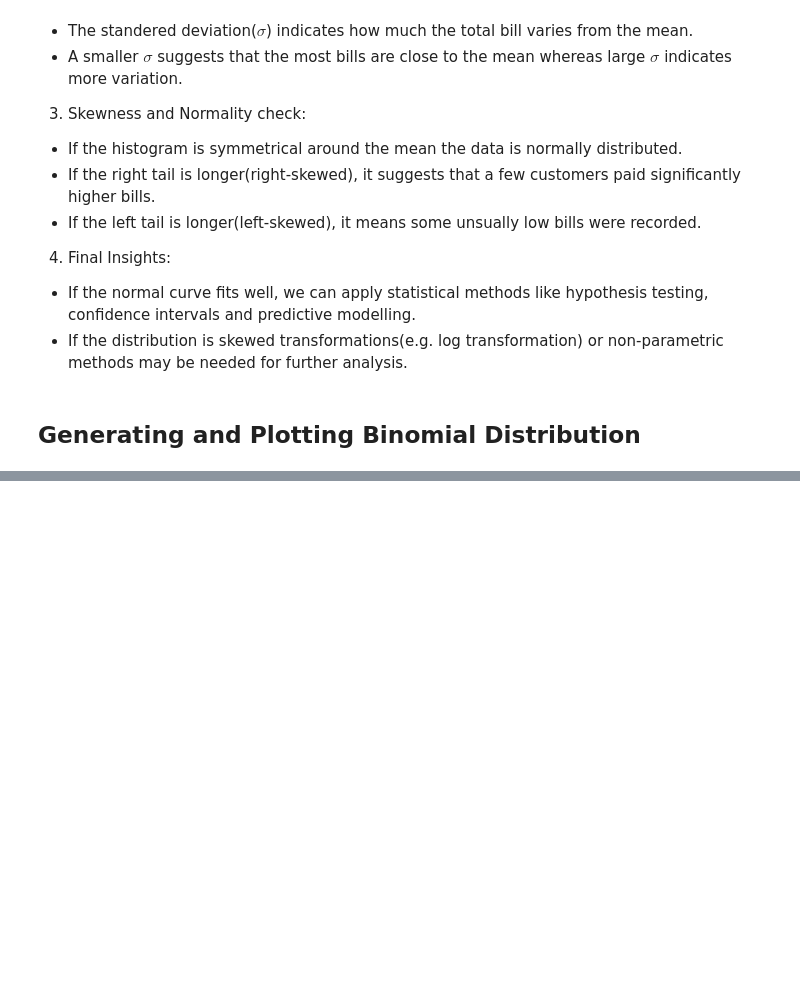
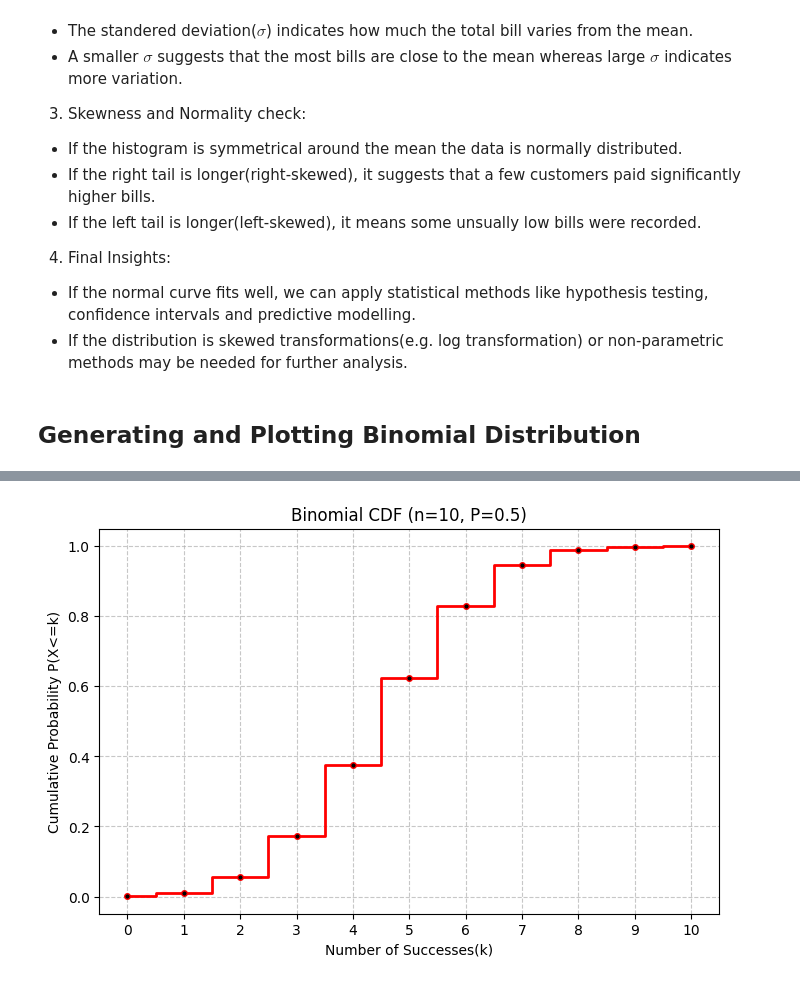
Before and after one commit to piyush-verma020/math-visualization, a Jupyter notebook: Probability.ipynb, the cells around one changed output, grey strips where cells are left out. Saved outputs shown, nothing was run; the diff lists cells and outputs as text; code cells hidden in the pictures; blank space fills up the shorter version.

```diff
--- a/Probability.ipynb
+++ b/Probability.ipynb
@@ -166,0 +218,12 @@ plt.show()
+# %%
+# Plotting CDF(Cumulative Distributive Function)
+plt.figure(figsize=(8,5))
+plt.step(k,binomial_cdf,color='red',where='mid',lw=2,marker='o',ms=4,mfc='black')
+plt.xlabel('Number of Successes(k)')
+plt.ylabel('Cumulative Probability P(X<=k)')
+plt.title(f'Binomial CDF (n={n}, P={p})')
+plt.grid(axis='both',ls='--',alpha=0.7)
+plt.xticks(k)
+plt.show()
+# %% [output]
+[figure, added]
```
Also changed, not shown: parts of 11 cells of this notebook.
